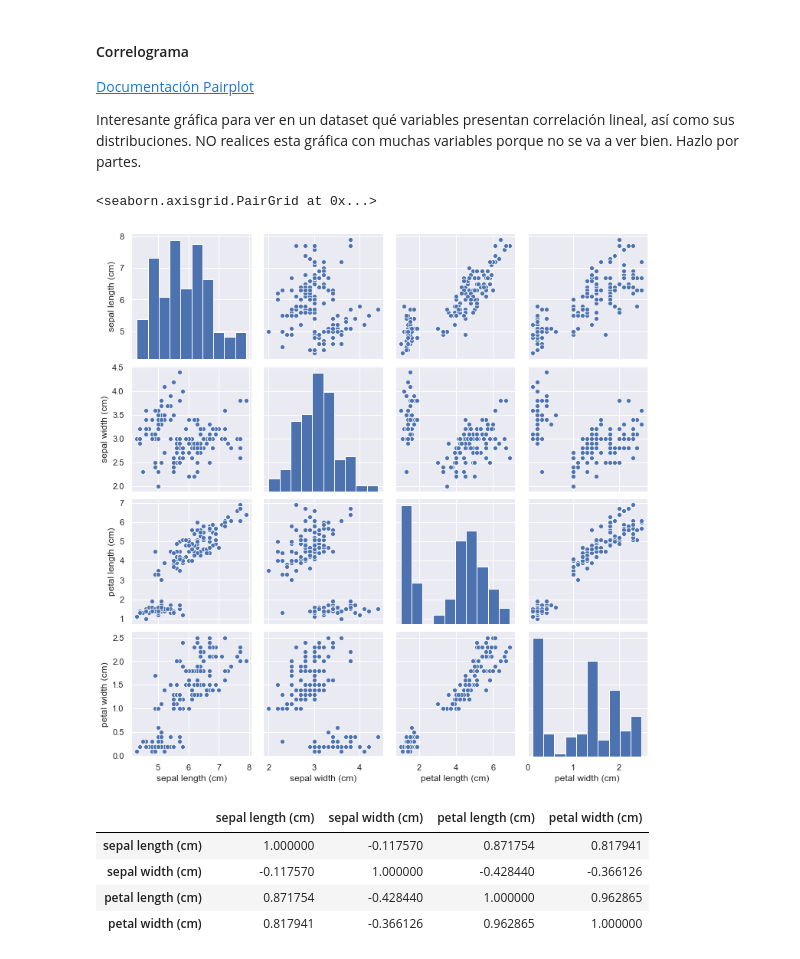
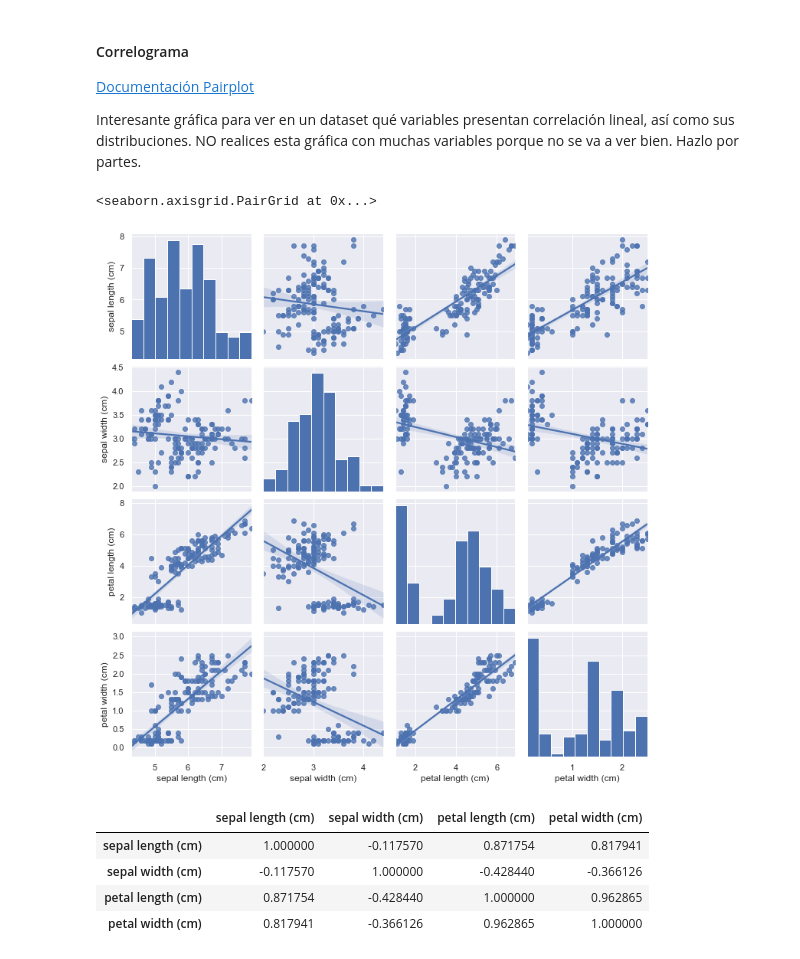
Before and after one commit to franciscocanon-thebridge/bootcamp_thebridge_PTSep20, a Jupyter notebook: Bloque 2 - Data_Analyst/04_Visualización/03_Seaborn/02_RESU_EDA Seaborn.ipynb, the cells around one changed output. Drawn from its saved outputs; the diff is of its cells as text; code cells hidden in the pictures.

```diff
--- a/Bloque 2 - Data_Analyst/04_Visualización/03_Seaborn/02_RESU_EDA Seaborn.ipynb
+++ b/Bloque 2 - Data_Analyst/04_Visualización/03_Seaborn/02_RESU_EDA Seaborn.ipynb
@@ -536,11 +536,11 @@ sns.heatmap(data,
 Interesante gráfica para ver en un dataset qué variables presentan correlación lineal, así como sus distribuciones. NO realices esta gráfica con muchas variables porque no se va a ver bien. Hazlo por partes.
 # %%
 sns.pairplot(iris_df,
-#             kind='reg'
+            kind='reg'
             )
 # %% [output]
 <seaborn.axisgrid.PairGrid at 0x...>
-[figure, old version]
+[figure, new version]
 # %%
 iris_df.corr()
 # %% [output]
```
Also changed, not shown: parts of 10 cells of this notebook, 7 other files.
